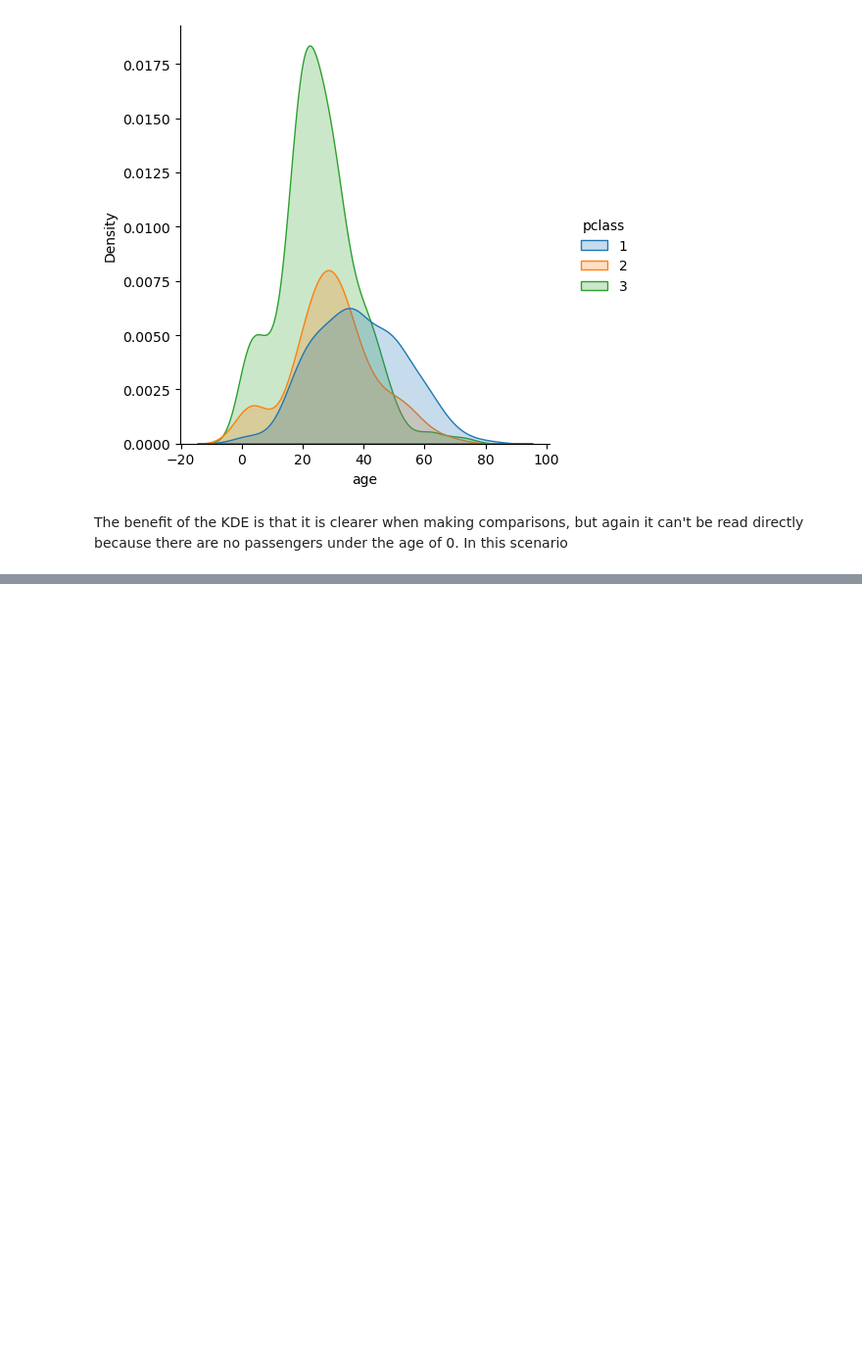
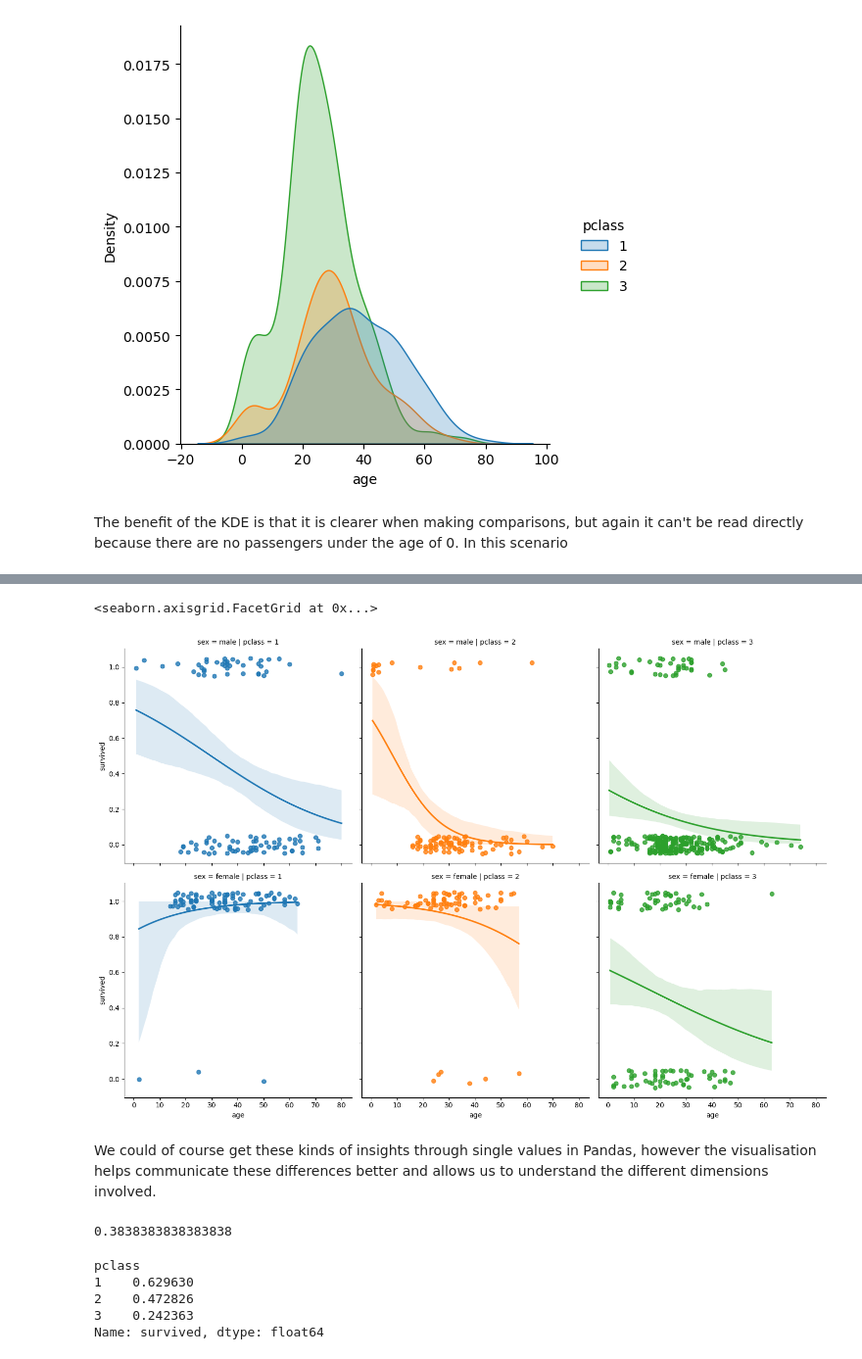
Before and after one commit to Minyall/sc207_2023-24, a Jupyter notebook: 6_7_data_vis/7_data_vis.ipynb, the cells around one changed output, grey strips where cells are left out. Shown at 98% size. Cells and saved outputs as stored; diff of their text form; code cells hidden in the pictures; blank space fills up the shorter version.

```diff
--- a/6_7_data_vis/7_data_vis.ipynb
+++ b/6_7_data_vis/7_data_vis.ipynb
@@ -131,0 +182,22 @@ g = sns.jointplot(data=titanic_df, x='age', y='survived', kind='kde')
+# %%
+sns.lmplot(x='age',y='survived', data=titanic_df, logistic=True, hue='pclass', y_jitter=0.05,
+           row='sex', col='pclass')
+# %% [output]
+<seaborn.axisgrid.FacetGrid at 0x...>
+[figure, added]
+# %% [markdown]
+We could of course get these kinds of insights through single values in Pandas, however the visualisation helps communicate these differences better and allows us to understand the different dimensions involved.
+# %%
+survival = titanic_df['survived'].mean()
+survival
+# %% [output]
+0.3838383838383838
+# %%
+class_survival = titanic_df.groupby('pclass')['survived'].mean()
+class_survival
+# %% [output]
+pclass
+1    0.629630
+2    0.472826
+3    0.242363
+Name: survived, dtype: float64
```
Also changed, not shown: parts of 13 cells of this notebook.
